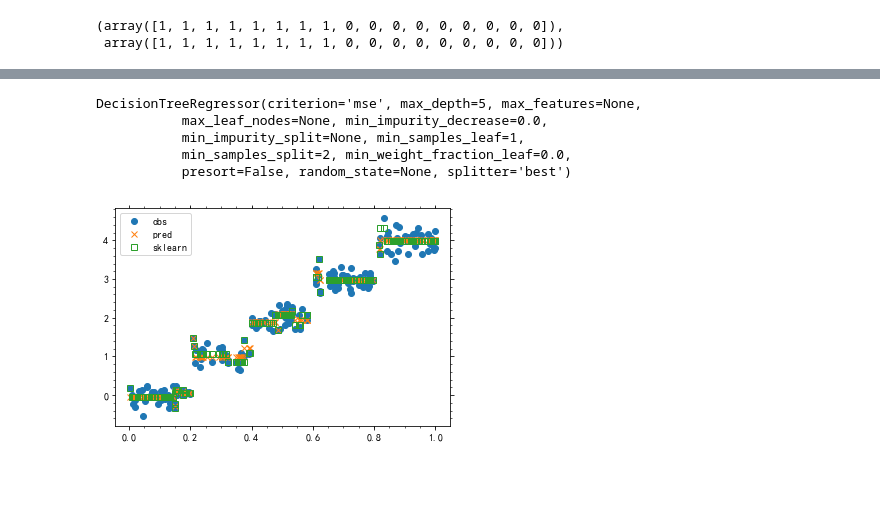
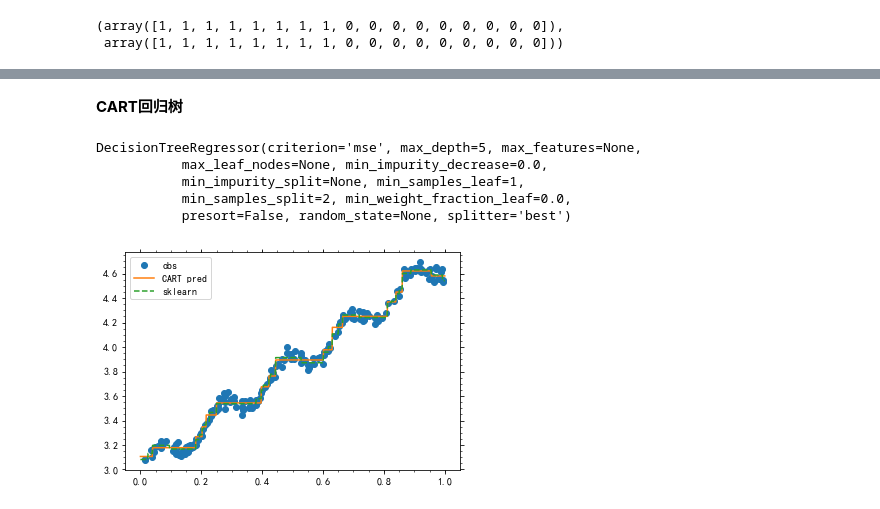
Before and after one commit to szqtc/MyMachineLearningNotes, a Jupyter notebook: 3_Trees.ipynb, the cells around one changed output, grey strips where cells are left out. Drawn from its saved outputs; the diff is of its cells as text; code cells hidden in the pictures; blank space fills up the shorter version.

Commit message:
update the linearmodel, svm, and tree section; implement bagging algorithm

```diff
--- a/3_Trees.ipynb
+++ b/3_Trees.ipynb
@@ -1005,5 +1022,6 @@ def generate_regression_tree(X, y, scorefunc,
 # %%
-raw2 = np.loadtxt('datasets/MLiA/Ch09/ex0.txt')
+raw2 = np.loadtxt('datasets/MLiA/Ch08/ex0.txt')
+#raw2 = np.loadtxt('datasets/MLiA/Ch09/ex0.txt')
 X3, y3 = raw2[:, 1:-1], raw2[:, -1:]
 # %%
 fg5, ax5 = plt.subplots()
@@ -1038,6 +1056,7 @@ tree4
 # %%
-y3_pred = predict_CART(X3, tree4)
-ax5.plot(X3[:, 0], y3_pred[:, 0], ls='None', marker='x', c='C1', label='pred')
+x3_pl = np.linspace(0, 1, 1000).reshape(-1, 1)
+y3_pl_pred = predict_CART(x3_pl, tree4)
+ax5.plot(x3_pl[:, 0], y3_pl_pred[:, 0], ls='-', c='C1', label='CART pred')
 ax5.legend()
 fg5
 # %% [output]
@@ -1084,3 +1126,5 @@ clf.predict(X_), y_.ravel()
+# %% [markdown]
+**CART回归树**
 # %%
 # CART regression tree
 reg = tree.DecisionTreeRegressor(max_depth=5)
@@ -1092,9 +1136,9 @@ DecisionTreeRegressor(criterion='mse', max_depth=5, max_features=None,
            min_samples_split=2, min_weight_fraction_leaf=0.0,
            presort=False, random_state=None, splitter='best')
 # %%
-y3_pred2 = reg.predict(X3)
-ax5.plot(X3[:, 0], y3_pred2[:], ls='None', marker='s', mfc='None', c='C2', label='sklearn')
+y3_pl_pred2 = reg.predict(x3_pl)
+ax5.plot(x3_pl[:, 0], y3_pl_pred2[:], ls='--', c='C2', label='sklearn')
 ax5.legend()
 fg5
 # %% [output]
-[figure, old version]
+[figure, new version]
```
Also changed, not shown: parts of 29 cells of this notebook, 4 other files.
